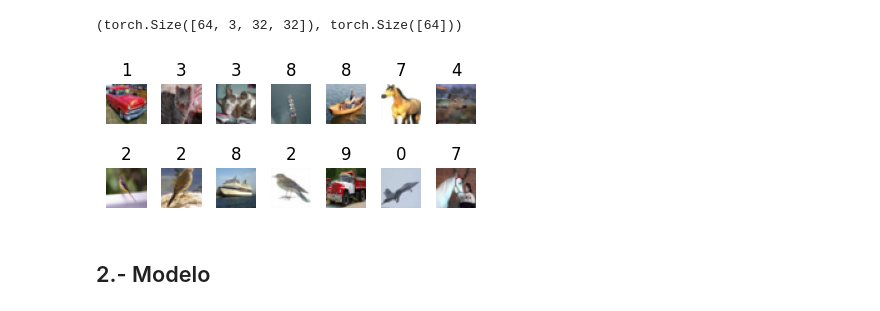
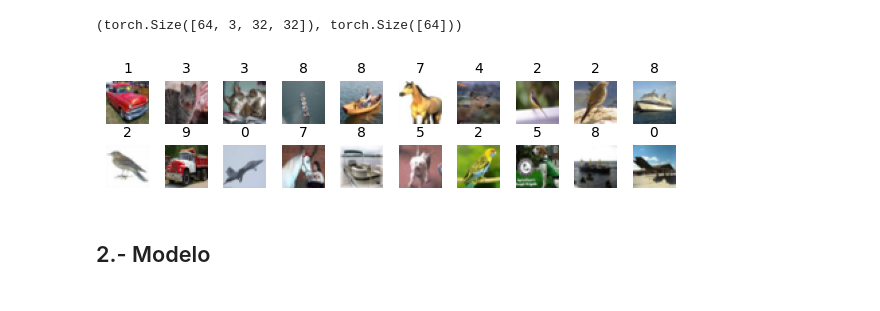
Before and after one commit to milmor/NLP, a Jupyter notebook: Notebooks/19_CNN.ipynb, the cells around one changed output. Cells and saved outputs as stored; diff of their text form; code cells hidden in the pictures.

```diff
--- a/Notebooks/19_CNN.ipynb
+++ b/Notebooks/19_CNN.ipynb
@@ -70,27 +70,27 @@ train_batch.shape, target_batch.shape
 (torch.Size([64, 3, 32, 32]), torch.Size([64]))
 # %%
 # Define a function to plot images with titles
-def plot_images(images, labels):
-    fig, axes = plt.subplots(2, 7, figsize=(4, 2))
+def plot_batch(images, labels):
+    fig, axes = plt.subplots(2, 10, figsize=(6, 1.5))
     axes = axes.flatten()
 
     for i in range(len(images)):
         axes[i].imshow(images[i].permute(1, 2, 0))
-        axes[i].set_title(labels[i].numpy())
+        axes[i].set_title(labels[i].numpy(), fontsize=10)
         axes[i].axis('off')
 
     plt.tight_layout()
     plt.show()
 
 # Select a batch of images and their corresponding targets
-n = 14
+n = 20
 batch_images = train_batch[:n]
 batch_labels = target_batch[:n]
 
 # Plot the batch of images
-plot_images(batch_images, batch_labels)
+plot_batch(batch_images, batch_labels)
 # %% [output]
-[figure, old version]
+[figure, new version]
 # %% [markdown]
 ## 2.- Modelo
 # %%
```
Also changed, not shown: parts of 5 cells of this notebook.
